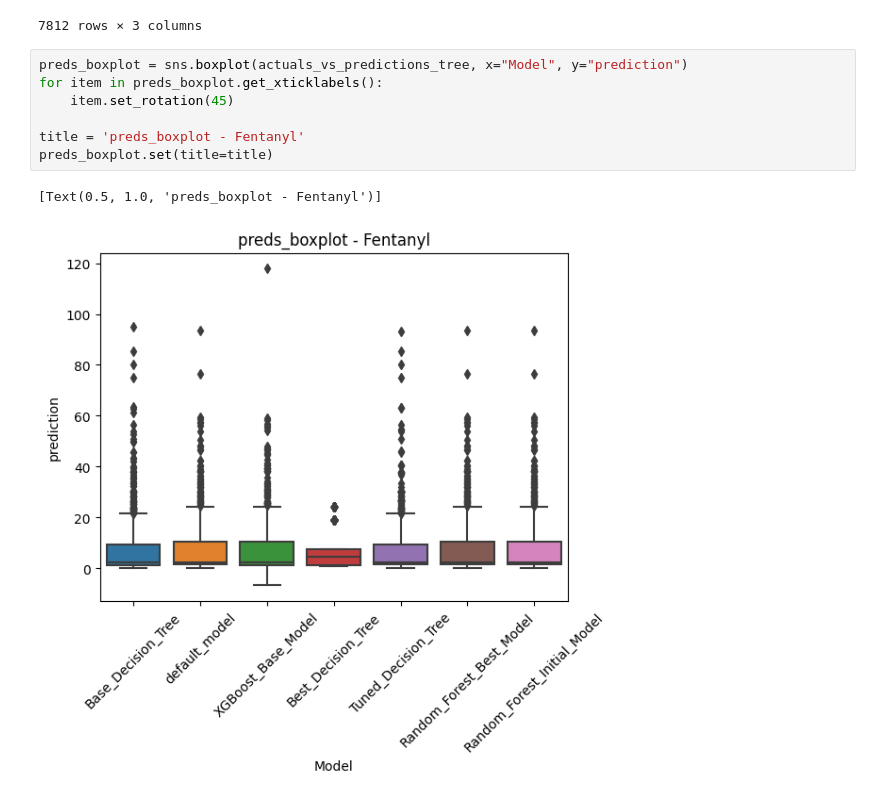
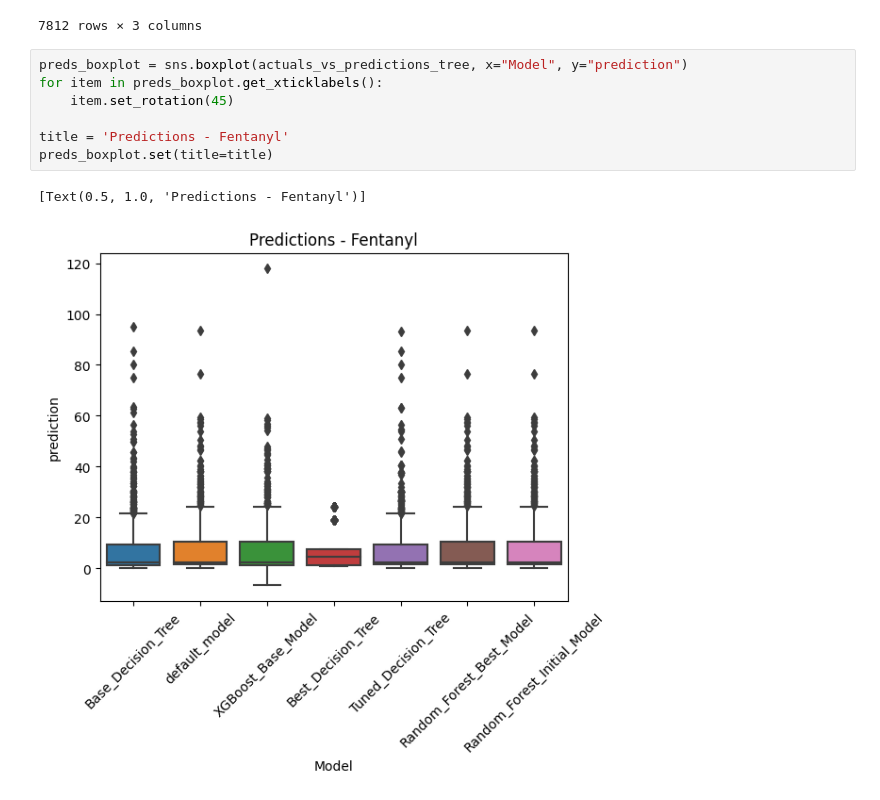
Before and after one commit to jmsarabia/fentanyl_eda, a Jupyter notebook: prediction_insights/prediction_evaluation.ipynb, the cells around one changed output. Drawn from its saved outputs; the diff is of its cells as text.

```diff
--- a/prediction_insights/prediction_evaluation.ipynb
+++ b/prediction_insights/prediction_evaluation.ipynb
@@ -65,11 +65,11 @@ actuals_vs_predictions_tree
 # %%
 preds_boxplot = sns.boxplot(actuals_vs_predictions_tree, x="Model", y="prediction")
 for item in preds_boxplot.get_xticklabels():
     item.set_rotation(45)
 
-title = 'preds_boxplot - Fentanyl'
+title = 'Predictions - Fentanyl'
 preds_boxplot.set(title=title)
 # %% [output]
-[Text(0.5, 1.0, 'preds_boxplot - Fentanyl')]
+[Text(0.5, 1.0, 'Predictions - Fentanyl')]
-[figure, old version]
+[figure, new version]
 # %%
```
Also changed, not shown: parts of 1 cell of this notebook.
